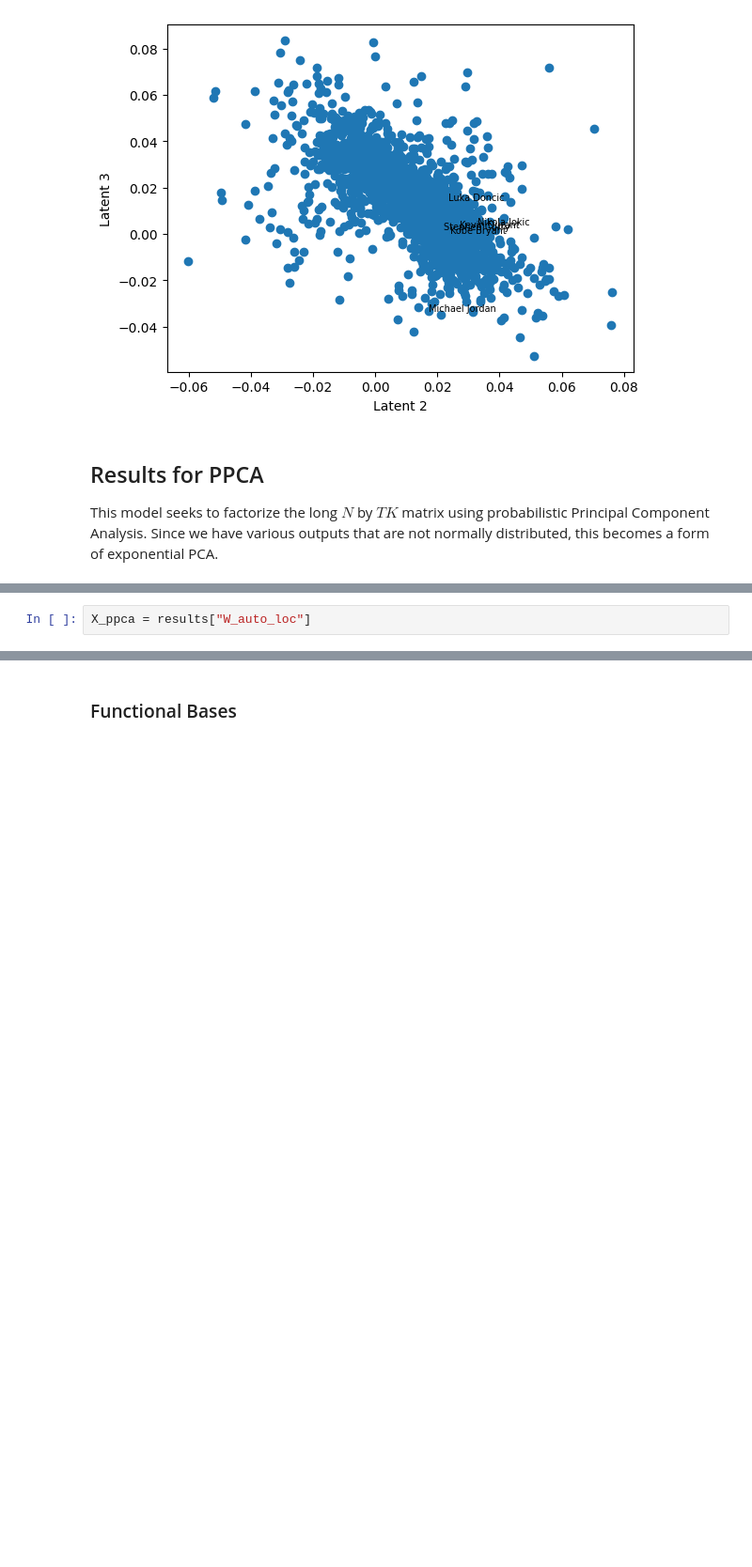
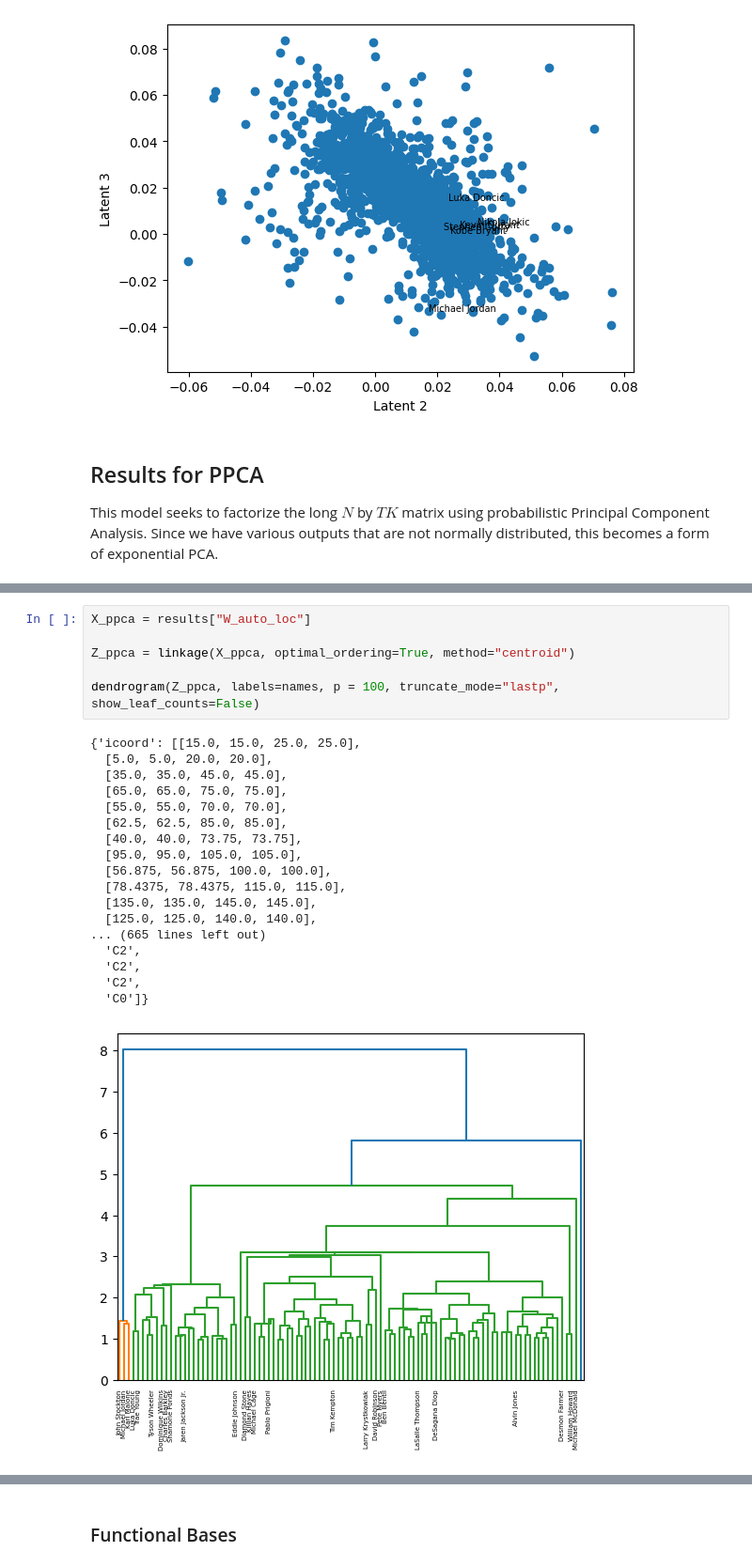
Before and after one commit to abrahme/nba_functional_analysis, a Jupyter notebook: HSGPFunctional.ipynb, the cells around one changed output, grey strips where cells are left out. Shown at 94% size. Saved outputs shown, nothing was run; the diff lists cells and outputs as text; blank space fills up the shorter version.

Commit message:
added cluster dendrogram

```diff
--- a/HSGPFunctional.ipynb
+++ b/HSGPFunctional.ipynb
@@ -270,5 +269,28 @@ maxCacheSize: 6.00 GB
-# %%
-X_ppca = results["W_auto_loc"]
+# %%
+X_ppca = results["W_auto_loc"]
+
+Z_ppca = linkage(X_ppca, optimal_ordering=True, method="centroid")
+
+dendrogram(Z_ppca, labels=names, p = 100, truncate_mode="lastp", show_leaf_counts=False)
+# %% [output]
+{'icoord': [[15.0, 15.0, 25.0, 25.0],
+  [5.0, 5.0, 20.0, 20.0],
+  [35.0, 35.0, 45.0, 45.0],
+  [65.0, 65.0, 75.0, 75.0],
+  [55.0, 55.0, 70.0, 70.0],
+  [62.5, 62.5, 85.0, 85.0],
+  [40.0, 40.0, 73.75, 73.75],
+  [95.0, 95.0, 105.0, 105.0],
+  [56.875, 56.875, 100.0, 100.0],
+  [78.4375, 78.4375, 115.0, 115.0],
+  [135.0, 135.0, 145.0, 145.0],
+  [125.0, 125.0, 140.0, 140.0],
+... (665 lines left out)
+  'C2',
+  'C2',
+  'C2',
+  'C0']}
+[figure, added]
 # %%
 plt.scatter(X_ppca[:,0], X_ppca[:,1])
 # Annotate outliers
```
Also changed, not shown: parts of 18 cells of this notebook.
